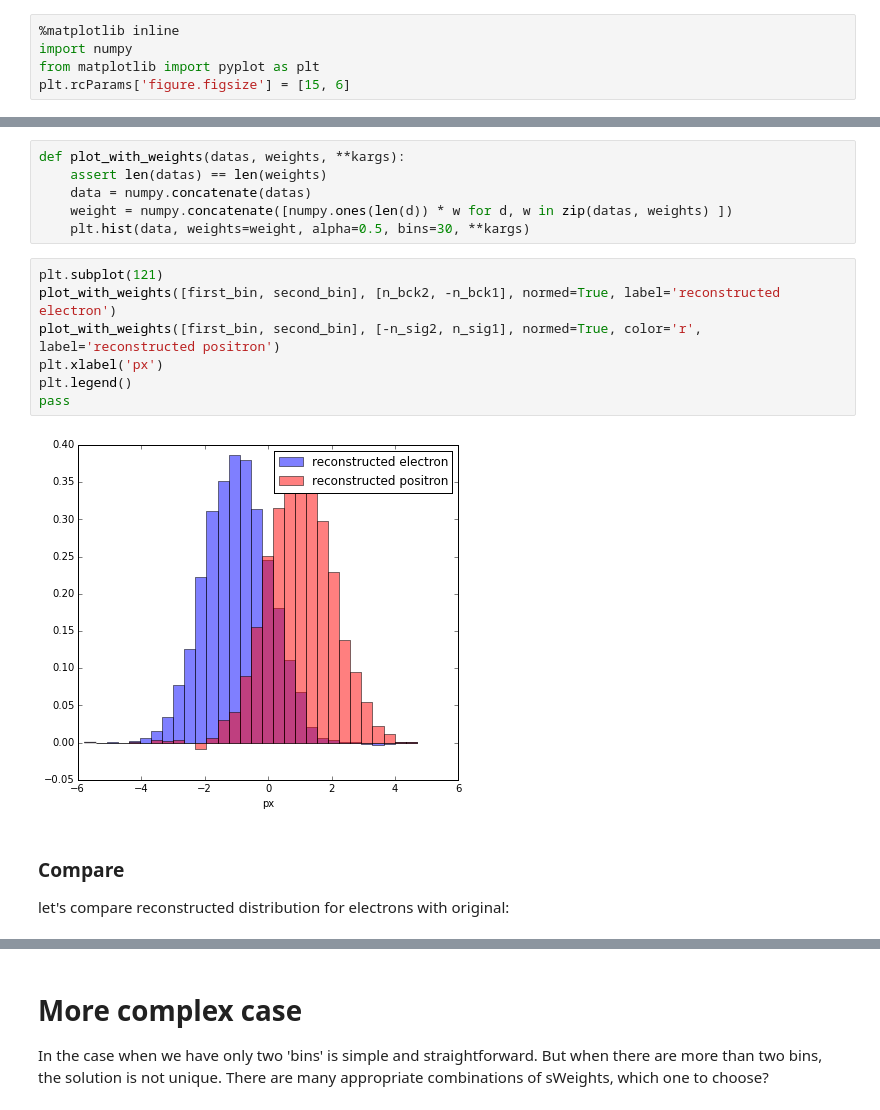
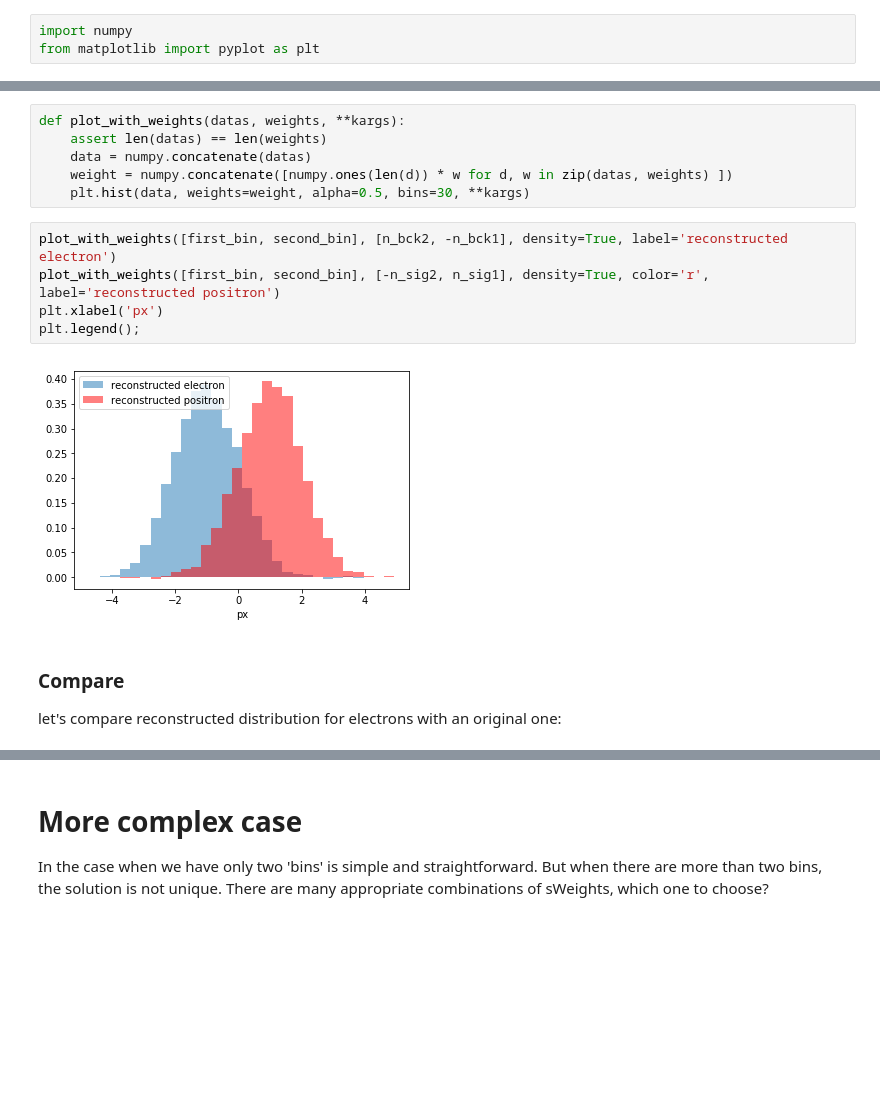
Before and after one commit to arogozhnikov/hep_ml, a Jupyter notebook: notebooks/sPlot.ipynb, the cells around one changed output, grey strips where cells are left out. Saved outputs shown, nothing was run; the diff lists cells and outputs as text; blank space fills up the shorter version.

```diff
--- a/notebooks/sPlot.ipynb
+++ b/notebooks/sPlot.ipynb
@@ -7,10 +7,8 @@ If you prefer explanation without code, find it [here](http://arogozhnikov.githu
 
 __sPlot__ is a way to reconstruct features of mixture components based on known properties of distributions. This method is frequently used in High Energy Physics.
 # %%
-%matplotlib inline
 import numpy
 from matplotlib import pyplot as plt
-plt.rcParams['figure.figsize'] = [15, 6]
 # %%
 size = 10000
 sig_data = numpy.random.normal(-1, 1, size=size)
@@ -93,16 +90,14 @@ def plot_with_weights(datas, weights, **kargs):
     weight = numpy.concatenate([numpy.ones(len(d)) * w for d, w in zip(datas, weights) ])
     plt.hist(data, weights=weight, alpha=0.5, bins=30, **kargs)
 # %%
-plt.subplot(121)
-plot_with_weights([first_bin, second_bin], [n_bck2, -n_bck1], normed=True, label='reconstructed electron')
-plot_with_weights([first_bin, second_bin], [-n_sig2, n_sig1], normed=True, color='r', label='reconstructed positron')
+plot_with_weights([first_bin, second_bin], [n_bck2, -n_bck1], density=True, label='reconstructed electron')
+plot_with_weights([first_bin, second_bin], [-n_sig2, n_sig1], density=True, color='r', label='reconstructed positron')
 plt.xlabel('px')
-plt.legend()
-pass
+plt.legend();
 # %% [output]
-[figure, old version]
+[figure, new version]
 # %% [markdown]
 ### Compare
 
-let's compare reconstructed distribution for electrons with original:
+let's compare reconstructed distribution for electrons with an original one:
 # %%
```
Also changed, not shown: parts of 17 cells of this notebook, 1 other file.
